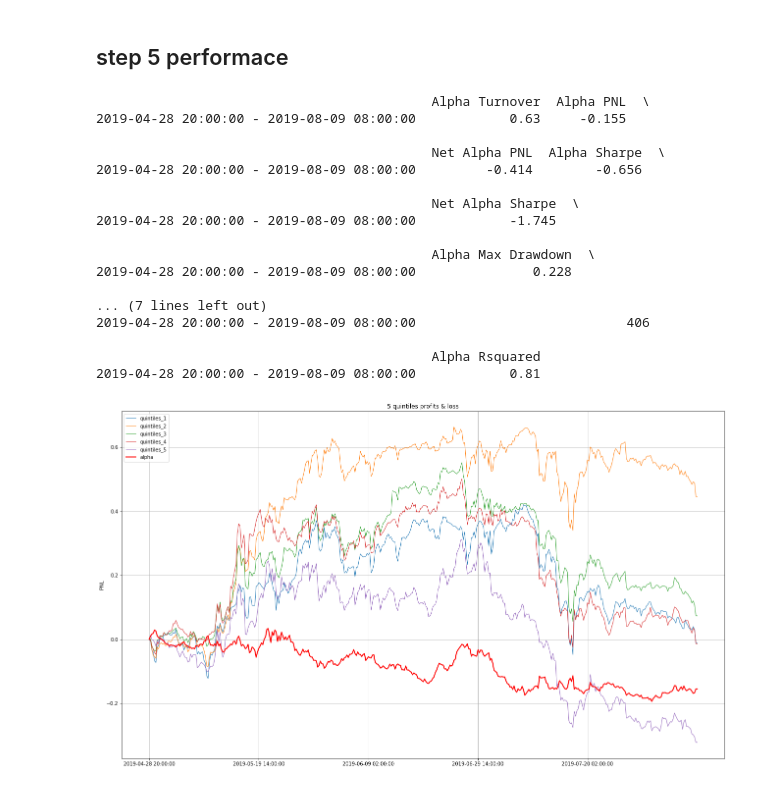
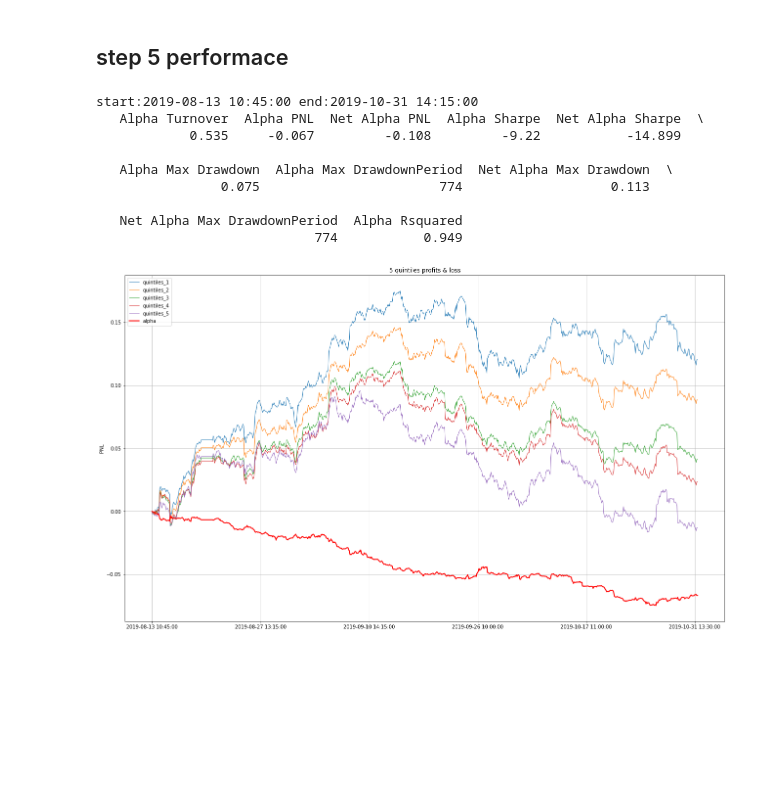
Before and after one commit to xianghancao/Kitkit, a Jupyter notebook: quick_five_steps.ipynb, the cells around one changed output. Cells and saved outputs as stored; diff of their text form; code cells hidden in the pictures; blank space fills up the shorter version.

```diff
--- a/quick_five_steps.ipynb
+++ b/quick_five_steps.ipynb
@@ -5,5 +5,5 @@
 ## step1 data
 # %%
 from data.pricevolume import PriceVolume
-pv = PriceVolume(path='/Users/Hans/Desktop/HunterAlpha/KitKitDataSets/BinanceData/6h/')
+pv = PriceVolume(path='/home/fbillion/15min/')
 pv.build()
@@ -15,5 +25,5 @@ print(pv.dates[0], pv.dates[-1])
 ## step 2 resample
 # %%
 from data.resample import Resample
-rs = Resample(IS_start=None, IS_end=None, OOS_start=None, OOS_end=None, IS_OOS_ratio=0.7)
+rs = Resample(IS_start='2019-08-08', IS_end='2019-12-20', OOS_start='2019-11-01', OOS_end='2019-12-23', IS_OOS_ratio=None)
 IS_Data, OOS_Data = rs.build(pv)
@@ -27,7 +59,7 @@ alpha = alpha.build(IS_Data)
 ## step 4 Deal
 # %%
 from traders.close_deal import CloseDeal
-p=CloseDeal(IS_Data, alpha, 10, 1)
+p=CloseDeal(IS_Data, alpha, 50, 1)
 p.build()
 # %% [markdown]
 ## step 5 performace
@@ -38,24 +70,16 @@ op.build()
 # %%
 %matplotlib inline
 from evaluators.alpha_perform import AlphaPerform
-ap = AlphaPerform(p, cost=0.001, cycle='DAY', quintiles_num=5)
+ap = AlphaPerform(p, cost=0.0001, cycle='15MIN', quintiles_num=5)
 ap.build()
 # %% [output]
-                                           Alpha Turnover  Alpha PNL  \
-2019-04-28 20:00:00 - 2019-08-09 08:00:00            0.63     -0.155
+start:2019-08-13 10:45:00 end:2019-10-31 14:15:00
+   Alpha Turnover  Alpha PNL  Net Alpha PNL  Alpha Sharpe  Net Alpha Sharpe  \
+            0.535     -0.067         -0.108         -9.22           -14.899
 
-                                           Net Alpha PNL  Alpha Sharpe  \
-2019-04-28 20:00:00 - 2019-08-09 08:00:00         -0.414        -0.656
+   Alpha Max Drawdown  Alpha Max DrawdownPeriod  Net Alpha Max Drawdown  \
+                0.075                       774                   0.113
 
-                                           Net Alpha Sharpe  \
-2019-04-28 20:00:00 - 2019-08-09 08:00:00            -1.745
-
-                                           Alpha Max Drawdown  \
-2019-04-28 20:00:00 - 2019-08-09 08:00:00               0.228
-
-... (7 lines left out)
-2019-04-28 20:00:00 - 2019-08-09 08:00:00                           406
-
-                                           Alpha Rsquared
-2019-04-28 20:00:00 - 2019-08-09 08:00:00            0.81
+   Net Alpha Max DrawdownPeriod  Alpha Rsquared
+                            774           0.949
-[figure, old version]
+[figure, new version]
```
Also changed, not shown: parts of 9 cells of this notebook, 4 other files.
